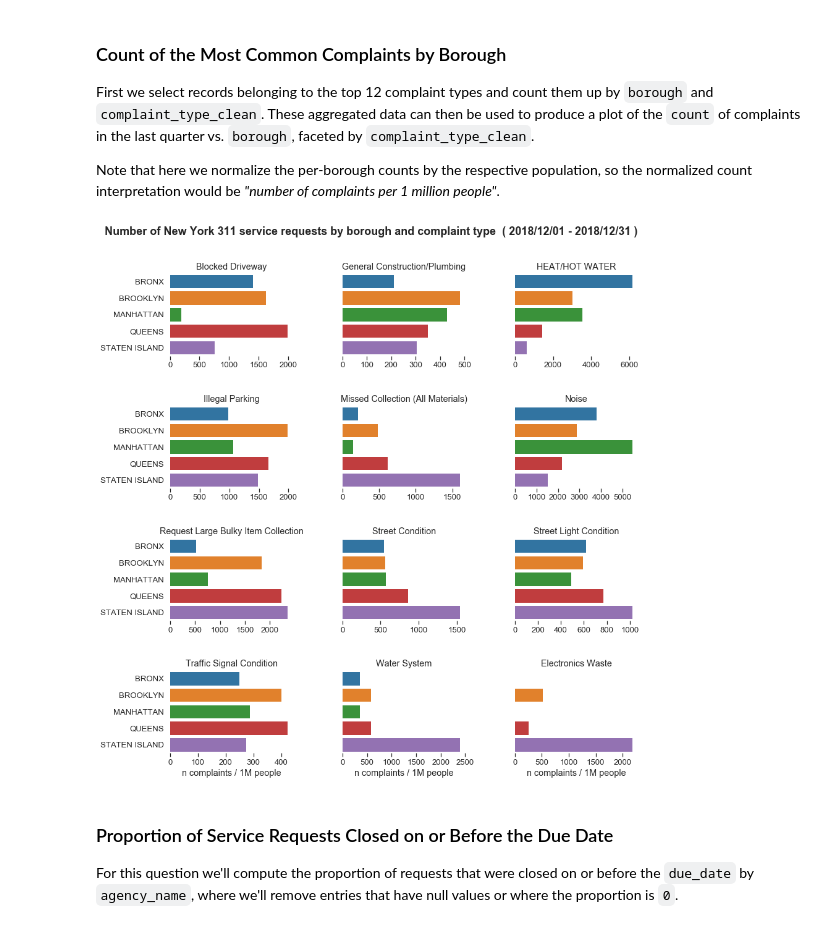
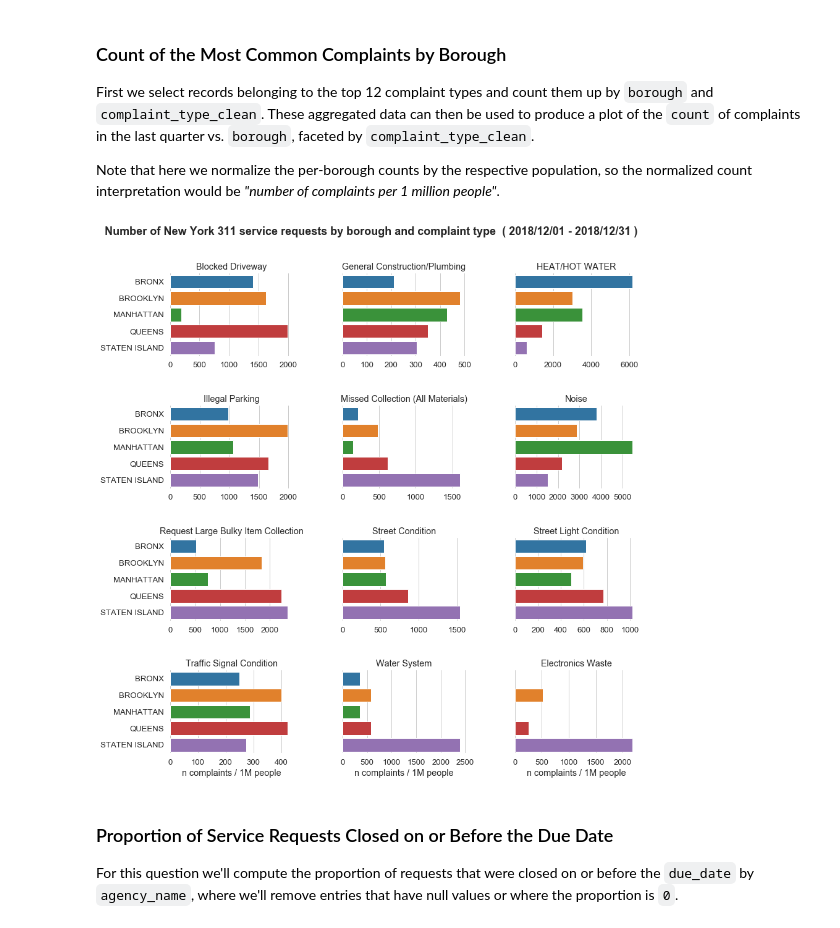
Before and after one commit to cosmicBboy/cosmicBboy.github.io, a Jupyter notebook: notebooks/2018-12-28-validating-pandas-dataframes.ipynb, the cells around one changed output. Cells and saved outputs as stored; diff of their text form; code cells hidden in the pictures.

Commit message:
update panderas post: plot fixes

````diff
--- a/notebooks/2018-12-28-validating-pandas-dataframes.ipynb
+++ b/notebooks/2018-12-28-validating-pandas-dataframes.ipynb
@@ -61,7 +61,7 @@ logging.disable(logging.WARNING)
 def print_output(s):
     display(Markdown("```python\n{}\n```".format(s)))
 
-plt.style.use('seaborn-white')
+sns.set_style("whitegrid")
 
 %matplotlib inline
 # %%
@@ -618,34 +618,36 @@ def agg_complaint_types_by_borough(clean_df):
 # add schema checks at the interface of two functions.
 @check_input(complaint_by_borough_schema)
 def plot_complaint_types_by_borough(complaint_by_borough_df):
     g = sns.catplot(
         x="complaints_per_pop",
         y="borough",
         col="complaint_type_clean",
         col_wrap=3,
         data=complaint_by_borough_df,
         kind="bar",
         height=3,
         aspect=1.4,
         sharex=False,
     )
+    g.fig.set_facecolor("white")
     g.set_titles(template="{col_name}")
     g.set_ylabels("")
     g.set_xlabels("n complaints / 1M people")
     g.fig.suptitle(COMPLAINT_TYPE_TITLE, y=1.05, fontweight="bold", fontsize=18)
     plt.tight_layout()
     plt.subplots_adjust(hspace=0.6, wspace=0.4)
     sns.despine(left=True, bottom=True)
     for ax in g.axes.ravel():
         ax.tick_params(left=False)
     return g
 
 
+
 with sns.plotting_context(context="notebook", font_scale=1.2):
     g = agg_complaint_types_by_borough(clean_df_311).pipe(
         plot_complaint_types_by_borough)
 # %% [output]
-[figure, old version]
+[figure, new version]
 # %% [markdown]
 ### Proportion of Service Requests Closed on or Before the Due Date
 
````
Also changed, not shown: parts of 2 cells of this notebook, 4 other files.
